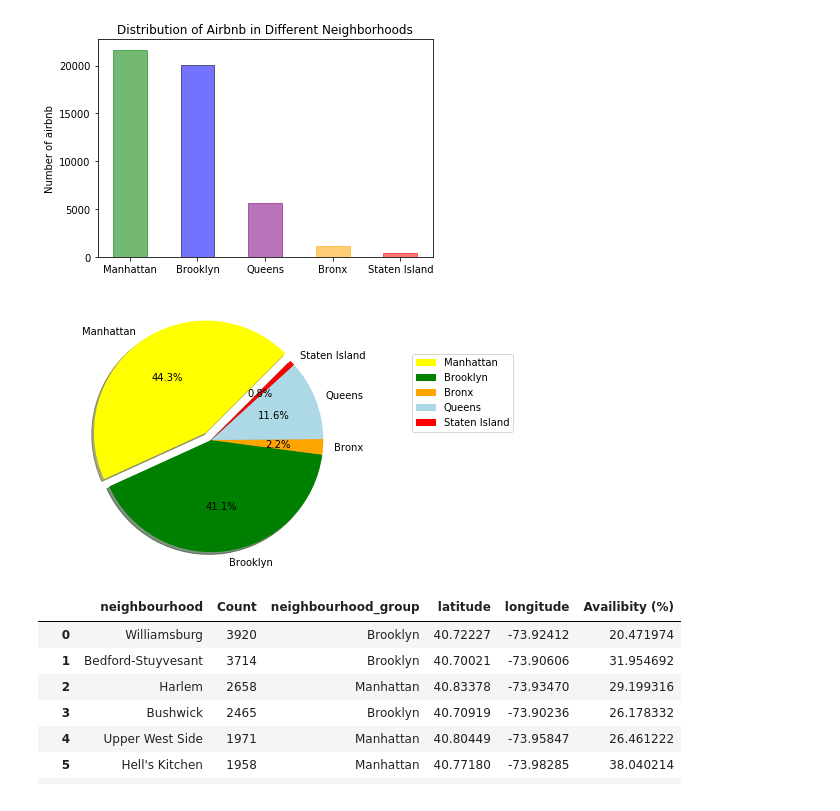
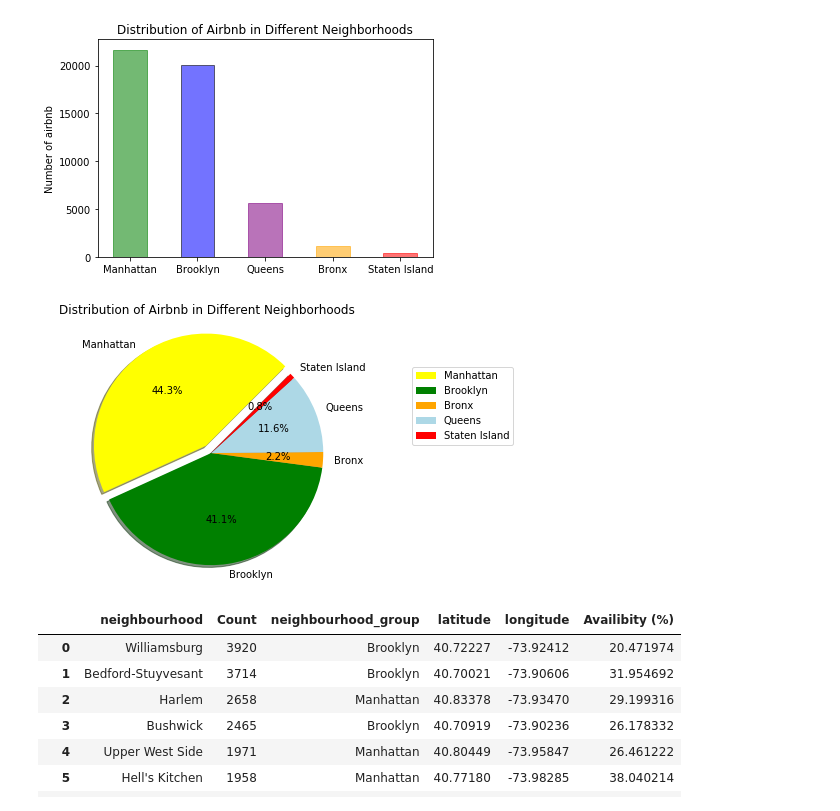
Before and after one commit to kokopuff503/gruop_united, a Jupyter notebook: Daniel Chen-distribution of Airbnb in New York.ipynb, the cells around one changed output. Saved outputs shown, nothing was run; the diff lists cells and outputs as text; code cells hidden in the pictures.

```diff
--- a/Daniel Chen-distribution of Airbnb in New York.ipynb
+++ b/Daniel Chen-distribution of Airbnb in New York.ipynb
@@ -148,25 +148,26 @@ plt.show()
 # %%
 # pies = ["Manhattan","Queens","Staten Island","Brooklyn","Bronx"]
 # pie_count = [21661,5666,373,20104,1091]
 # colors = ["yellow","lightblue","red","green","orange"]
 explode = (0.08,0,0,0,0)
 pies = ["Manhattan","Brooklyn","Bronx","Queens","Staten Island"]
 pie_count = [21661,20104,1091,5666,373]
 colors = ["yellow","green","orange","lightblue","red"]
 
 # Tell matplotlib to create a pie chart based upon the above data
 chart=plt.pie(pie_count, explode=explode, labels=pies, colors=colors,
         autopct="%1.1f%%", shadow=True, startangle=45)
 # Create axes which are equal so we have a perfect circle
 plt.axis("equal")
 plt.legend(chart[0],pies, bbox_to_anchor=(1.12,0.5), loc="lower right", fontsize=10,
            bbox_transform=plt.gcf().transFigure)
 plt.tight_layout()
+plt.title("Distribution of Airbnb in Different Neighborhoods")
 # Save an image of our chart and print the final product to the screen
 plt.savefig("BNB pies")
 plt.show()
 # %% [output]
-[figure, old version]
+[figure, new version]
 # %%
 merge_new_data_2
 # %% [output]
```
